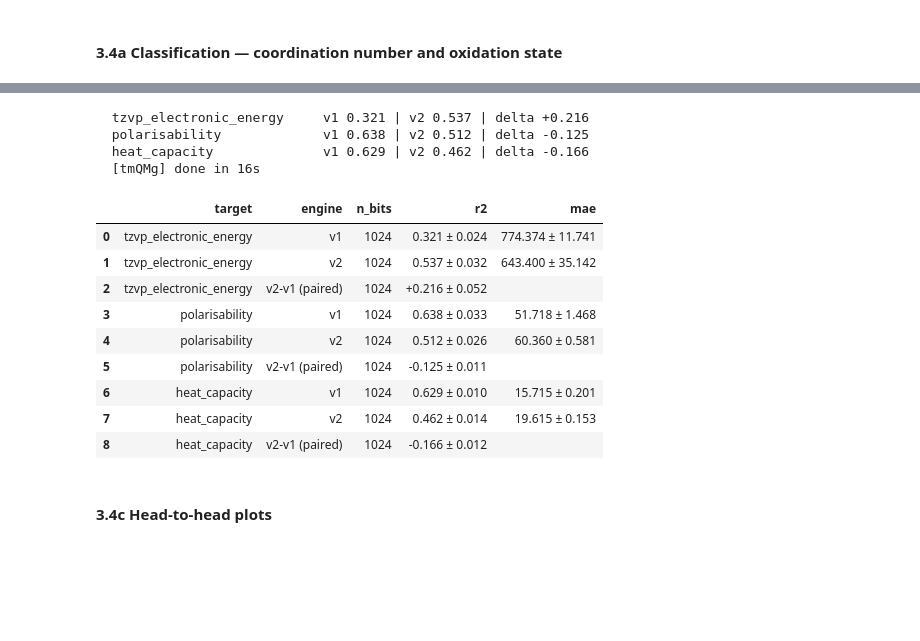
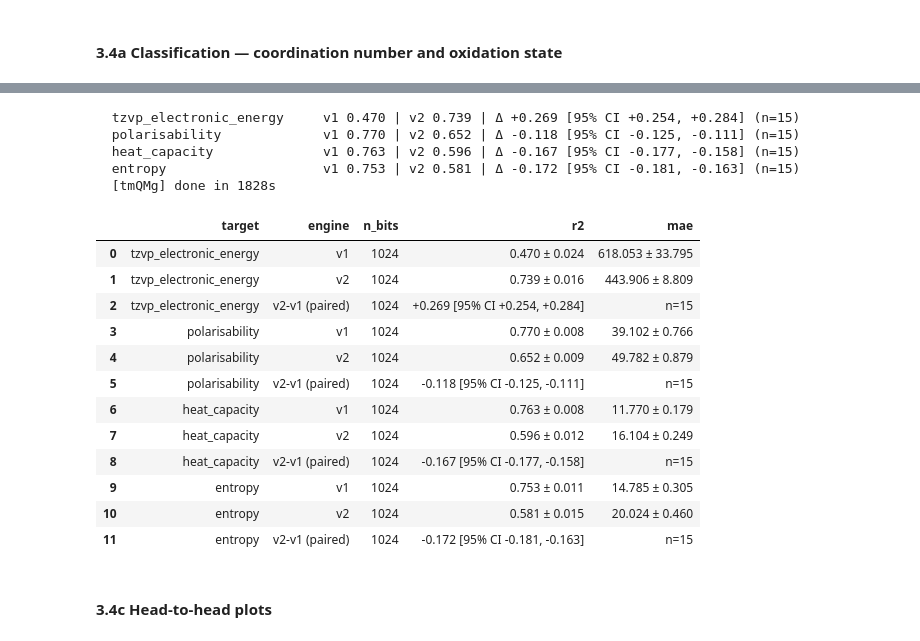
Before and after one commit to TheFreiLab/electrum_val, a Jupyter notebook: 08-electrum-v2-benchmark.ipynb, the cells around one changed output, grey strips where cells are left out. Saved outputs shown, nothing was run; the diff lists cells and outputs as text; code cells hidden in the pictures; blank space fills up the shorter version.

```diff
--- a/08-electrum-v2-benchmark.ipynb
+++ b/08-electrum-v2-benchmark.ipynb
@@ -266,12 +282,13 @@ for name, cfg in DATASETS.items():
     rows = min(cfg["n"], SUBSAMPLE) if SUBSAMPLE else cfg["n"]
     if cfg["target"]:                       # classification: engines x bits x folds x (true+scrambled)
         est += 2 * len(BIT_SIZES) * N_SPLITS * 2 * _fit_seconds(rows)
-    else:                                   # regression: targets x engines x folds
-        est += len(REG_TARGETS) * 2 * N_SPLITS * _fit_seconds(rows)
-est += 2 * len(["clf", "reg"]) * EQ_SPLITS * EQ_REPEATS * _fit_seconds(min(EQ_SAMPLE, 40000))
+    else:                                   # regression: targets x engines x folds x repeats
+        est += len(REG_TARGETS) * 2 * N_SPLITS * REG_REPEATS * _fit_seconds(rows)
+est += 2 * EQ_SPLITS * EQ_REPEATS * _fit_seconds(min(EQ_SAMPLE, 40000))   # equivalence (clf)
 
 print(f"measured MLP cost: {_s_per_iter_per_row*1e6:.2f} us / iter / row "
       f"(assuming ~{EFF_ITERS} effective iterations)")
-print(f"rough estimate for this config: ~{est/60:.0f} min (~{est/3600:.1f} h) of MLP time")
-print("note: order-of-magnitude only; BLAS uses all cores, early stopping varies.")
+print(f"rough MLP work for this config: ~{est/60:.0f} min serial "
+      f"-> ~{est/max(N_JOBS,1)/60:.0f} min at N_JOBS={N_JOBS} (order-of-magnitude).")
+print("note: estimate only; early stopping and joblib scheduling both vary the real time.")
 # %% [output]
@@ -554,59 +618,63 @@ and early stopping, and we report the paired per-fold `v2 − v1` delta.
 # %%
 def run_regression(path, targets):
     t0 = time.time()
     df_full = load_dataset(path, None, need_cols=targets)
     groups_all = df_full["LigandSmiles"].to_numpy()
     nb = BIT_SIZES[-1]
     feats = {e: featurize(df_full, e, nb) for e in ["v1", "v2"]}
     both = feats["v1"][1] & feats["v2"][1]
     Xe = {e: feats[e][0][both[feats[e][1]]] for e in ["v1", "v2"]}
     groups = groups_all[both]
     rows = []
     for target in targets:
         y = df_full[target].to_numpy()[both]
         bins = pd.qcut(y, q=min(10, len(np.unique(y))), labels=False, duplicates="drop")
-        skf = StratifiedGroupKFold(n_splits=N_SPLITS, shuffle=True, random_state=SEED)
-        per = {"v1": [], "v2": []}
-        for tr, te in skf.split(Xe["v1"], bins, groups):
-            sc = StandardScaler().fit(y[tr].reshape(-1, 1))
-            ys = sc.transform(y[tr].reshape(-1, 1)).ravel()
-            for e in ["v1", "v2"]:
-                reg = MLPRegressor(hidden_layer_sizes=MLP_HIDDEN, max_iter=MLP_MAXITER,
-                                   early_stopping=True, n_iter_no_change=15, random_state=SEED)
-                reg.fit(Xe[e][tr], ys)
-                pred = sc.inverse_transform(reg.predict(Xe[e][te]).reshape(-1, 1)).ravel()
-                per[e].append((r2_score(y[te], pred), mean_absolute_error(y[te], pred)))
-        r2 = {e: np.array([p[0] for p in per[e]]) for e in per}
-        mae = {e: np.array([p[1] for p in per[e]]) for e in per}
+        # repeated matched CV: identical folds for both engines -> paired per-fold deltas
+        jobs = []
+        for rep in range(REG_REPEATS):
+            skf = StratifiedGroupKFold(n_splits=N_SPLITS, shuffle=True, random_state=SEED + rep)
+            jobs.extend(list(skf.split(Xe["v1"], bins, groups)))
+        res = Parallel(n_jobs=N_JOBS)(
+            delayed(_reg_fold)(Xe["v1"], Xe["v2"], y, tr, te, MLP_HIDDEN, MLP_MAXITER, SEED)
+            for tr, te in jobs)
+        r2 = {e: np.array([r[e][0] for r in res]) for e in ("v1", "v2")}
+        mae = {e: np.array([r[e][1] for r in res]) for e in ("v1", "v2")}
         delta = r2["v2"] - r2["v1"]
+        lo, hi = _paired_ci(delta)
         for e in ["v1", "v2"]:
             rows.append({"target": target, "engine": e, "n_bits": nb,
                          "r2": f"{r2[e].mean():.3f} ± {r2[e].std():.3f}",
                          "mae": f"{mae[e].mean():.3f} ± {mae[e].std():.3f}", "_r2": r2[e].mean()})
         rows.append({"target": target, "engine": "v2-v1 (paired)", "n_bits": nb,
-                     "r2": f"{delta.mean():+.3f} ± {delta.std():.3f}", "mae": "", "_r2": delta.mean()})
-        print(f"  {target:26s} v1 {r2['v1'].mean():.3f} | v2 {r2['v2'].mean():.3f} | delta {delta.mean():+.3f}")
+                     "r2": f"{delta.mean():+.3f}  [95% CI {lo:+.3f}, {hi:+.3f}]",
+                     "mae": f"n={len(delta)}", "_r2": delta.mean()})
+        print(f"  {target:26s} v1 {r2['v1'].mean():.3f} | v2 {r2['v2'].mean():.3f} | "
+              f"Δ {delta.mean():+.3f} [95% CI {lo:+.3f}, {hi:+.3f}] (n={len(delta)})")
     print(f"  [tmQMg] done in {time.time()-t0:.0f}s")
     return pd.DataFrame(rows)
 
 reg_df = run_regression(DATASETS["tmQMg"]["path"], REG_TARGETS)
 reg_df.drop(columns="_r2").to_csv(os.path.join(RESULTS_DIR, "regression_benchmark.csv"), index=False)
 reg_df.drop(columns="_r2")
 # %% [output]
-  tzvp_electronic_energy     v1 0.321 | v2 0.537 | delta +0.216
-  polarisability             v1 0.638 | v2 0.512 | delta -0.125
-  heat_capacity              v1 0.629 | v2 0.462 | delta -0.166
-  [tmQMg] done in 16s
+  tzvp_electronic_energy     v1 0.470 | v2 0.739 | Δ +0.269 [95% CI +0.254, +0.284] (n=15)
+  polarisability             v1 0.770 | v2 0.652 | Δ -0.118 [95% CI -0.125, -0.111] (n=15)
+  heat_capacity              v1 0.763 | v2 0.596 | Δ -0.167 [95% CI -0.177, -0.158] (n=15)
+  entropy                    v1 0.753 | v2 0.581 | Δ -0.172 [95% CI -0.181, -0.163] (n=15)
+  [tmQMg] done in 1828s
 |  | target | engine | n_bits | r2 | mae |
-| 0 | tzvp_electronic_energy | v1 | 1024 | 0.321 ± 0.024 | 774.374 ± 11.741 |
-| 1 | tzvp_electronic_energy | v2 | 1024 | 0.537 ± 0.032 | 643.400 ± 35.142 |
-| 2 | tzvp_electronic_energy | v2-v1 (paired) | 1024 | +0.216 ± 0.052 |  |
-| 3 | polarisability | v1 | 1024 | 0.638 ± 0.033 | 51.718 ± 1.468 |
-| 4 | polarisability | v2 | 1024 | 0.512 ± 0.026 | 60.360 ± 0.581 |
-| 5 | polarisability | v2-v1 (paired) | 1024 | -0.125 ± 0.011 |  |
-| 6 | heat_capacity | v1 | 1024 | 0.629 ± 0.010 | 15.715 ± 0.201 |
-| 7 | heat_capacity | v2 | 1024 | 0.462 ± 0.014 | 19.615 ± 0.153 |
-| 8 | heat_capacity | v2-v1 (paired) | 1024 | -0.166 ± 0.012 |  |
+| 0 | tzvp_electronic_energy | v1 | 1024 | 0.470 ± 0.024 | 618.053 ± 33.795 |
+| 1 | tzvp_electronic_energy | v2 | 1024 | 0.739 ± 0.016 | 443.906 ± 8.809 |
+| 2 | tzvp_electronic_energy | v2-v1 (paired) | 1024 | +0.269 [95% CI +0.254, +0.284] | n=15 |
+| 3 | polarisability | v1 | 1024 | 0.770 ± 0.008 | 39.102 ± 0.766 |
+| 4 | polarisability | v2 | 1024 | 0.652 ± 0.009 | 49.782 ± 0.879 |
+| 5 | polarisability | v2-v1 (paired) | 1024 | -0.118 [95% CI -0.125, -0.111] | n=15 |
+| 6 | heat_capacity | v1 | 1024 | 0.763 ± 0.008 | 11.770 ± 0.179 |
+| 7 | heat_capacity | v2 | 1024 | 0.596 ± 0.012 | 16.104 ± 0.249 |
+| 8 | heat_capacity | v2-v1 (paired) | 1024 | -0.167 [95% CI -0.177, -0.158] | n=15 |
+| 9 | entropy | v1 | 1024 | 0.753 ± 0.011 | 14.785 ± 0.305 |
+| 10 | entropy | v2 | 1024 | 0.581 ± 0.015 | 20.024 ± 0.460 |
+| 11 | entropy | v2-v1 (paired) | 1024 | -0.172 [95% CI -0.181, -0.163] | n=15 |
 # %% [markdown]
 #### 3.4c Head-to-head plots
 # %%
```
Also changed, not shown: parts of 19 cells of this notebook, 4 other files.
